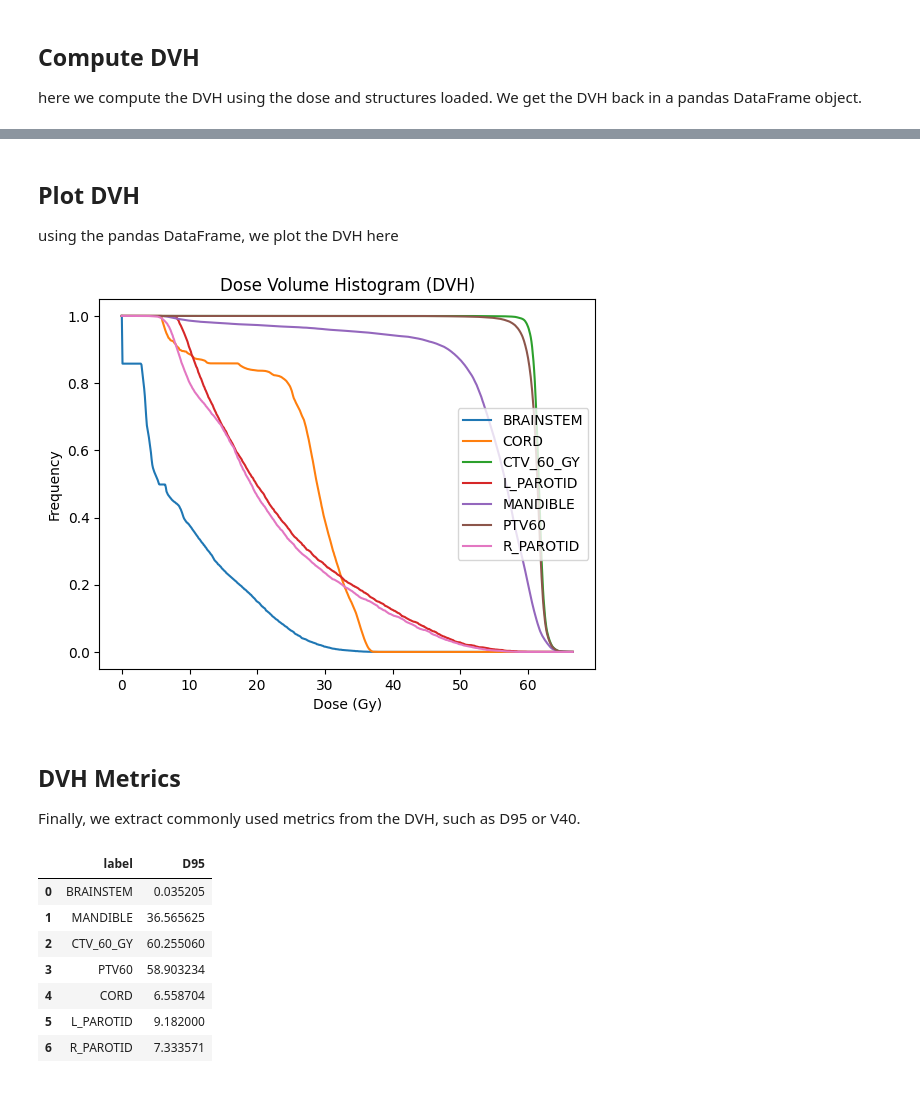
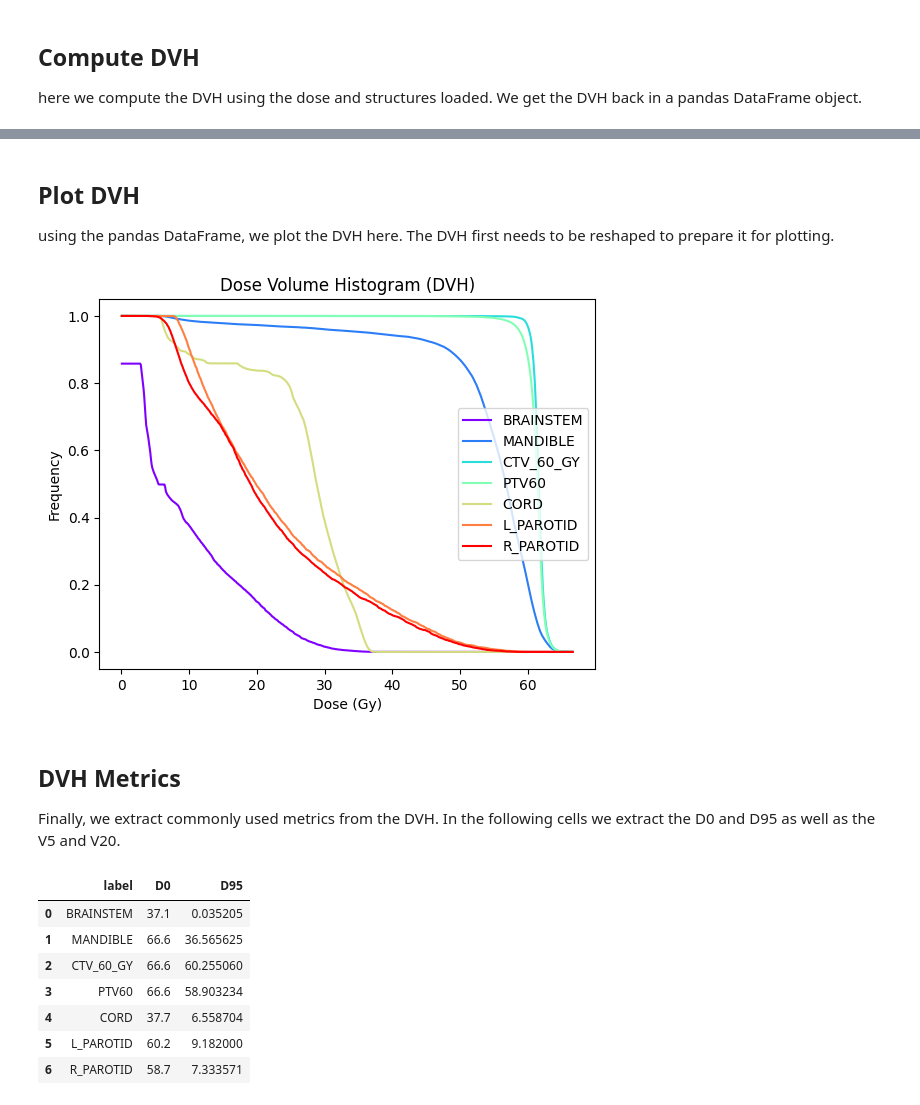
Before and after one commit to pyplati/platipy, a Jupyter notebook: _examples/dvh_analysis.ipynb, the cells around one changed output, grey strips where cells are left out. Saved outputs shown, nothing was run; the diff lists cells and outputs as text; code cells hidden in the pictures.

```diff
--- a/_examples/dvh_analysis.ipynb
+++ b/_examples/dvh_analysis.ipynb
@@ -68,35 +81,39 @@ dvh = calculate_dvh_for_labels(dose, structures)
 # %% [markdown]
 ## Plot DVH
 
-using the pandas DataFrame, we plot the DVH here
+using the pandas DataFrame, we plot the DVH here. The DVH first needs to be reshaped to prepare it for plotting.
 # %%
-plt_dvh = dvh.melt(id_vars=["label", "cc", "mean"], var_name="bin", value_name="dose")
+# Reshape the DVH
+plt_dvh = dvh
+plt_dvh = plt_dvh.set_index("label")
+plt_dvh = plt_dvh.iloc[:,3:].transpose()
+
+# Plot the DVH
 fig, ax = plt.subplots()
+plt_dvh.plot(ax=ax, kind="line", colormap=plt.cm.get_cmap("rainbow"), legend=False)
 
-for key, grp in plt_dvh.groupby(['label']):
-    ax = grp.plot(ax=ax, kind='line', x='bin', y='dose', label=key)
-
+# Add labels and show plot
 plt.legend(loc='best')
 plt.xlabel("Dose (Gy)")
 plt.ylabel("Frequency")
 plt.title("Dose Volume Histogram (DVH)")
 plt.show()
 # %% [output]
-[figure, old version]
+[figure, new version]
 # %% [markdown]
 ## DVH Metrics
 
-Finally, we extract commonly used metrics from the DVH, such as D95 or V40.
+Finally, we extract commonly used metrics from the DVH. In the following cells we extract the D0 and D95 as well as the V5 and V20.
 # %%
-df_metrics_d = calculate_d_x(dvh, 95)
+df_metrics_d = calculate_d_x(dvh, [0, 95])
 df_metrics_d
 # %% [output]
-|  | label | D95 |
-| 0 | BRAINSTEM | 0.035205 |
-| 1 | MANDIBLE | 36.565625 |
-| 2 | CTV_60_GY | 60.255060 |
-| 3 | PTV60 | 58.903234 |
-| 4 | CORD | 6.558704 |
-| 5 | L_PAROTID | 9.182000 |
-| 6 | R_PAROTID | 7.333571 |
+|  | label | D0 | D95 |
+| 0 | BRAINSTEM | 37.1 | 0.035205 |
+| 1 | MANDIBLE | 66.6 | 36.565625 |
+| 2 | CTV_60_GY | 66.6 | 60.255060 |
+| 3 | PTV60 | 66.6 | 58.903234 |
+| 4 | CORD | 37.7 | 6.558704 |
+| 5 | L_PAROTID | 60.2 | 9.182000 |
+| 6 | R_PAROTID | 58.7 | 7.333571 |
 # %%
```
Also changed, not shown: parts of 6 cells of this notebook, 38 other files.
